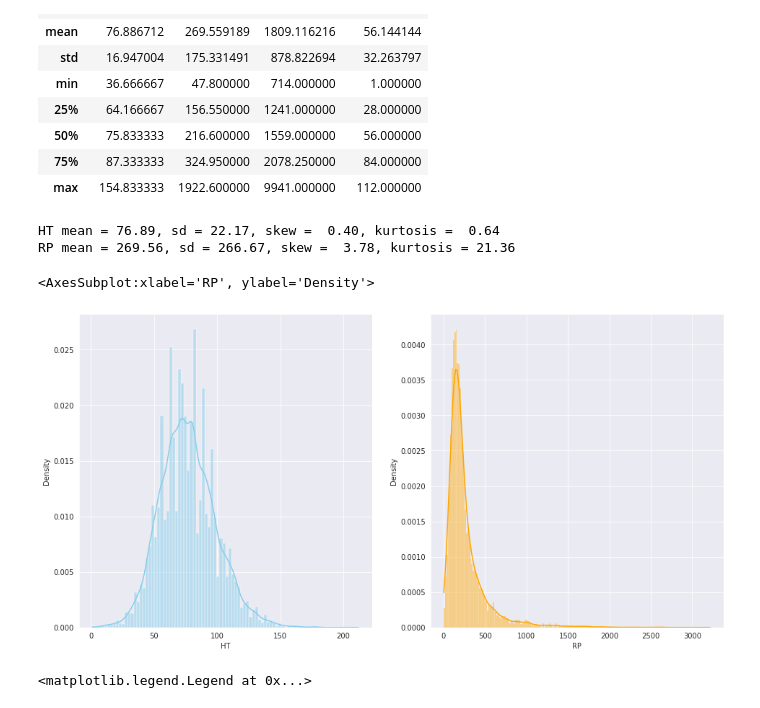
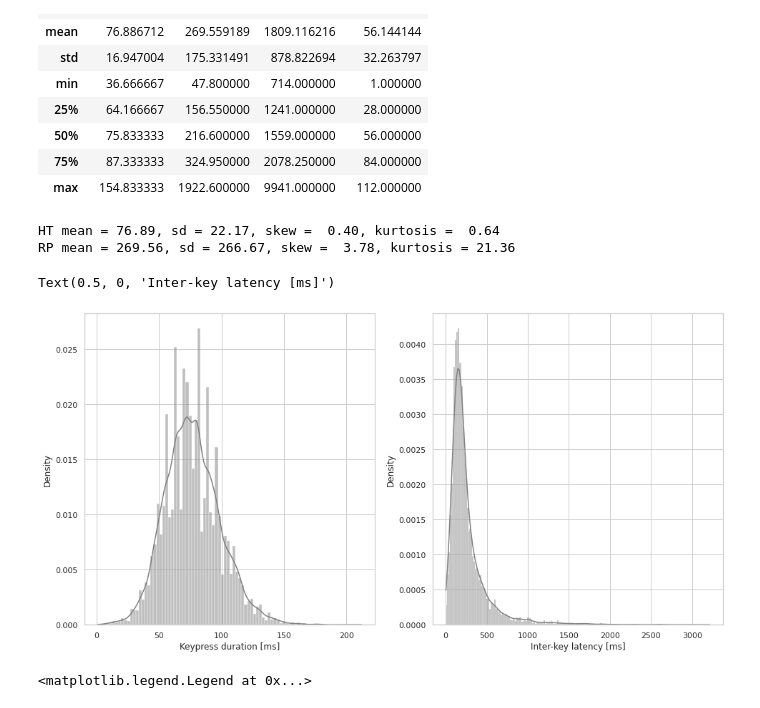
Before and after one commit to margitantal68/sapipin_paper, a Jupyter notebook: eda.ipynb, the cells around one changed output. Cells and saved outputs as stored; diff of their text form; code cells hidden in the pictures.

```diff
--- a/eda.ipynb
+++ b/eda.ipynb
@@ -128,36 +128,30 @@ def set_style():
 # %%
 import seaborn as sns
 import matplotlib.pyplot as plt
 from scipy.stats import skew
 from scipy.stats import kurtosis
 
 fig, axes = plt.subplots(1, 2, figsize=(16,8))
-# sns.set_style("darkgrid")
-
-# plt.rcParams['font.size'] = 28
-# sns.set(font_scale=1)
-# sns.histplot(data=df1, x='AVG_HT', color="skyblue", label="all",  stat="density", kde = True, ax = axes[0])
 
 set_style()
 HT_ALL = pd.concat( [df['HT1'], df['HT2'], df['HT3'], df['HT4'], df['HT5'], df['HT6']], ignore_index = True)
 RP_ALL = pd.concat( [df['RP1'], df['RP2'], df['RP3'], df['RP4'], df['RP5']], ignore_index = True)
 
 # print(HT_ALL.shape)
 df_ht_all = pd.DataFrame(HT_ALL, columns=['HT'])
 df_rp_all = pd.DataFrame(RP_ALL, columns=['RP'])
 print("HT mean = %5.2f, sd = %5.2f, skew = %5.2f, kurtosis = %5.2f" % (df_ht_all.mean(), df_ht_all.std(), skew(HT_ALL), kurtosis(HT_ALL)))
 print("RP mean = %5.2f, sd = %5.2f, skew = %5.2f, kurtosis = %5.2f" % (df_rp_all.mean(), df_rp_all.std(), skew(RP_ALL), kurtosis(RP_ALL)))
 
-# sns.histplot(data=HT_ALL, color="skyblue", label="all",  stat="density", kde = True, ax = axes[1])
-sns.histplot(data=df_ht_all, x = 'HT', color="skyblue", label="all",  stat="density", kde = True, ax = axes[0])
-sns.histplot(data=df_rp_all, x = 'RP', color="orange", label="all",  stat="density", kde = True, ax = axes[1])
-# sns.histplot(data=df_ht_all, x = 'HT', color="skyblue", label="all",  stat="density", kde = True, ax = axes[2])
-# sns.histplot(data=df_RP_all, x = 'RP', color="orange", label="all",  stat="density", kde = True, ax = axes[2])
+p1 = sns.histplot(data=df_ht_all, x = 'HT', color="grey", label="all",  stat="density", kde = True, ax = axes[0])
+p1.set_xlabel("Keypress duration [ms]")
+p2 = sns.histplot(data=df_rp_all, x = 'RP', color="grey", label="all",  stat="density", kde = True, ax = axes[1])
+p2.set_xlabel("Inter-key latency [ms]")
 # %% [output]
 HT mean = 76.89, sd = 22.17, skew =  0.40, kurtosis =  0.64
 RP mean = 269.56, sd = 266.67, skew =  3.78, kurtosis = 21.36
-<AxesSubplot:xlabel='RP', ylabel='Density'>
+Text(0.5, 0, 'Inter-key latency [ms]')
-[figure, old version]
+[figure, new version]
 # %%
 user1 = 1
 user2 = 2
```
Also changed, not shown: parts of 14 cells of this notebook, 1 other file.
